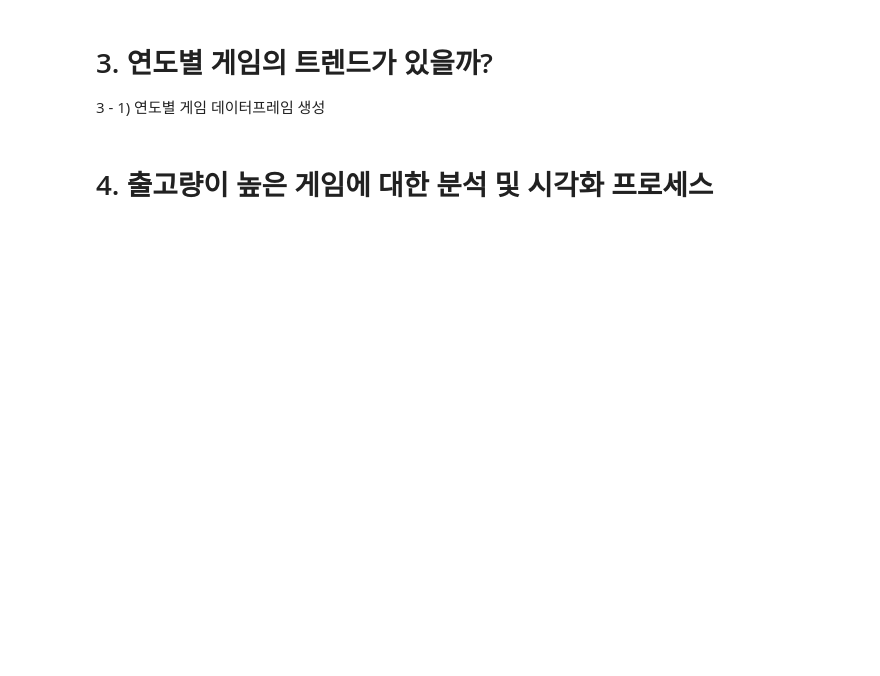
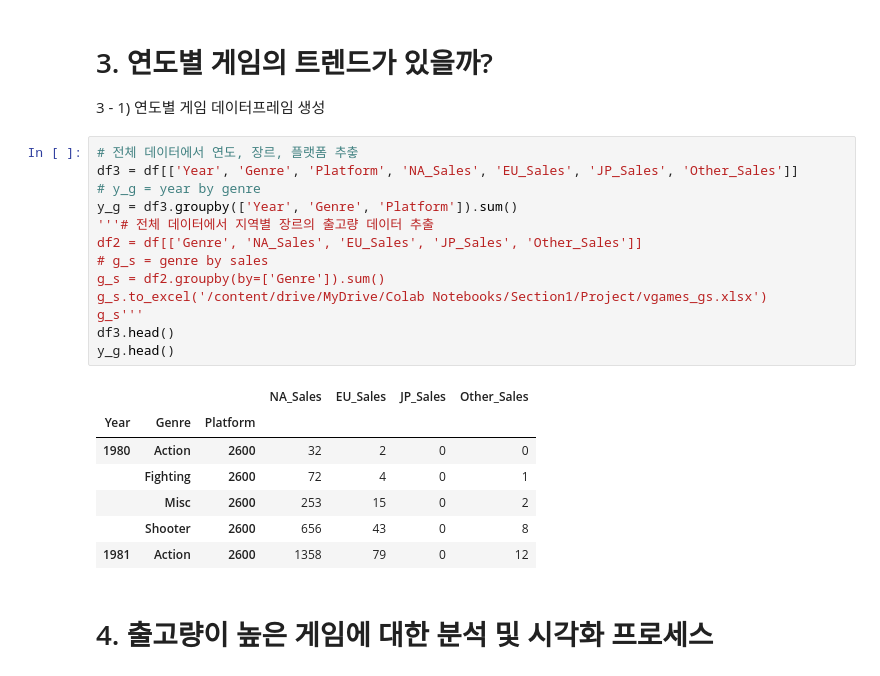
Before and after one commit to wisesprout/video-game-sales-analysis, a Jupyter notebook: Project1.ipynb, the cells around one changed output. Cells and saved outputs as stored; diff of their text form; blank space fills up the shorter version.

```diff
--- a/Project1.ipynb
+++ b/Project1.ipynb
@@ -213,5 +212,26 @@ sns.barplot(data = g_s_t, x = 'Genre', y = 'Sale_Total', hue = 'Sale_Area')'''
 # 3. 연도별 게임의 트렌드가 있을까?
 
 3 - 1) 연도별 게임 데이터프레임 생성
+# %%
+# 전체 데이터에서 연도, 장르, 플랫폼 추춯
+df3 = df[['Year', 'Genre', 'Platform', 'NA_Sales', 'EU_Sales', 'JP_Sales', 'Other_Sales']]
+# y_g = year by genre
+y_g = df3.groupby(['Year', 'Genre', 'Platform']).sum()
+'''# 전체 데이터에서 지역별 장르의 출고량 데이터 추출
+df2 = df[['Genre', 'NA_Sales', 'EU_Sales', 'JP_Sales', 'Other_Sales']]
+# g_s = genre by sales
+g_s = df2.groupby(by=['Genre']).sum()
+g_s.to_excel('/content/drive/MyDrive/Colab Notebooks/Section1/Project/vgames_gs.xlsx')
+g_s'''
+df3.head()
+y_g.head()
+# %% [output]
+|  |  |  | NA_Sales | EU_Sales | JP_Sales | Other_Sales |
+| Year | Genre | Platform |  |  |  |  |
+| 1980 | Action | 2600 | 32 | 2 | 0 | 0 |
+|  | Fighting | 2600 | 72 | 4 | 0 | 1 |
+|  | Misc | 2600 | 253 | 15 | 0 | 2 |
+|  | Shooter | 2600 | 656 | 43 | 0 | 8 |
+| 1981 | Action | 2600 | 1358 | 79 | 0 | 12 |
 # %% [markdown]
 # 4. 출고량이 높은 게임에 대한 분석 및 시각화 프로세스
```
Also changed, not shown: parts of 1 cell of this notebook.
